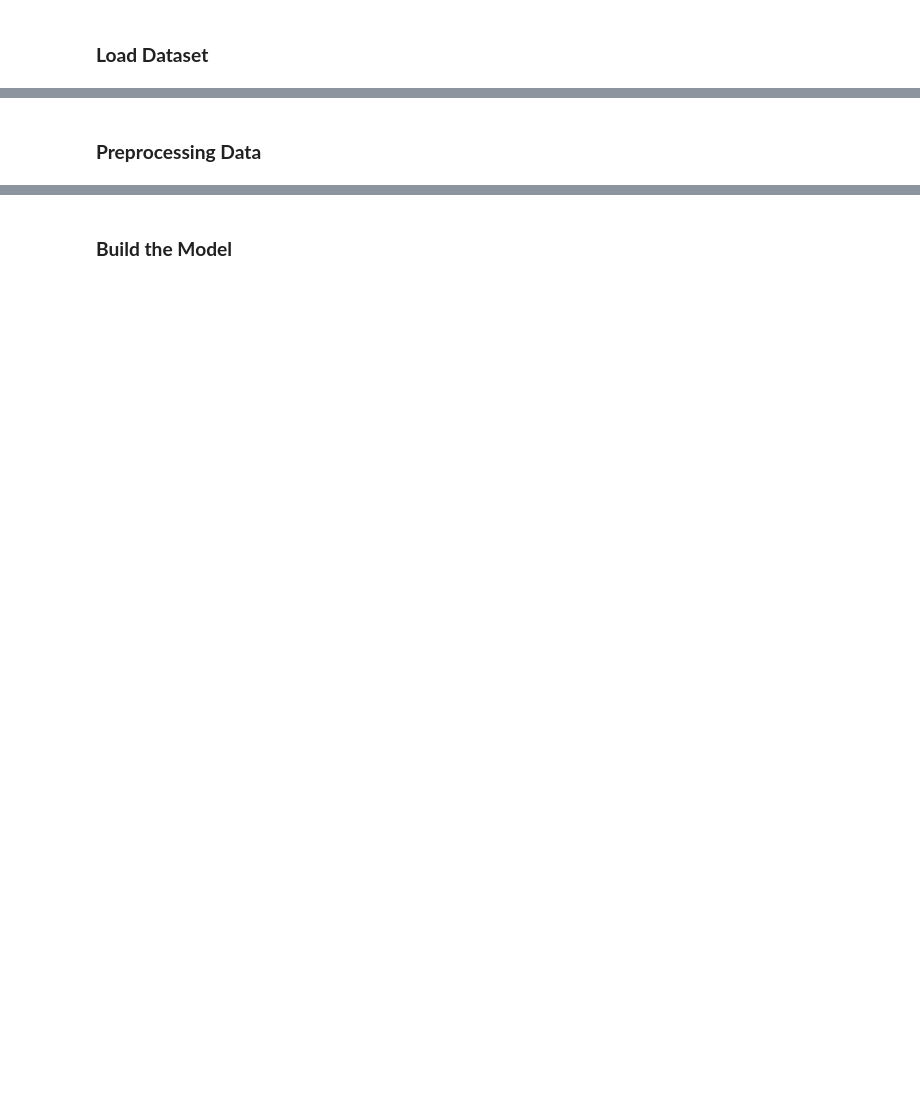
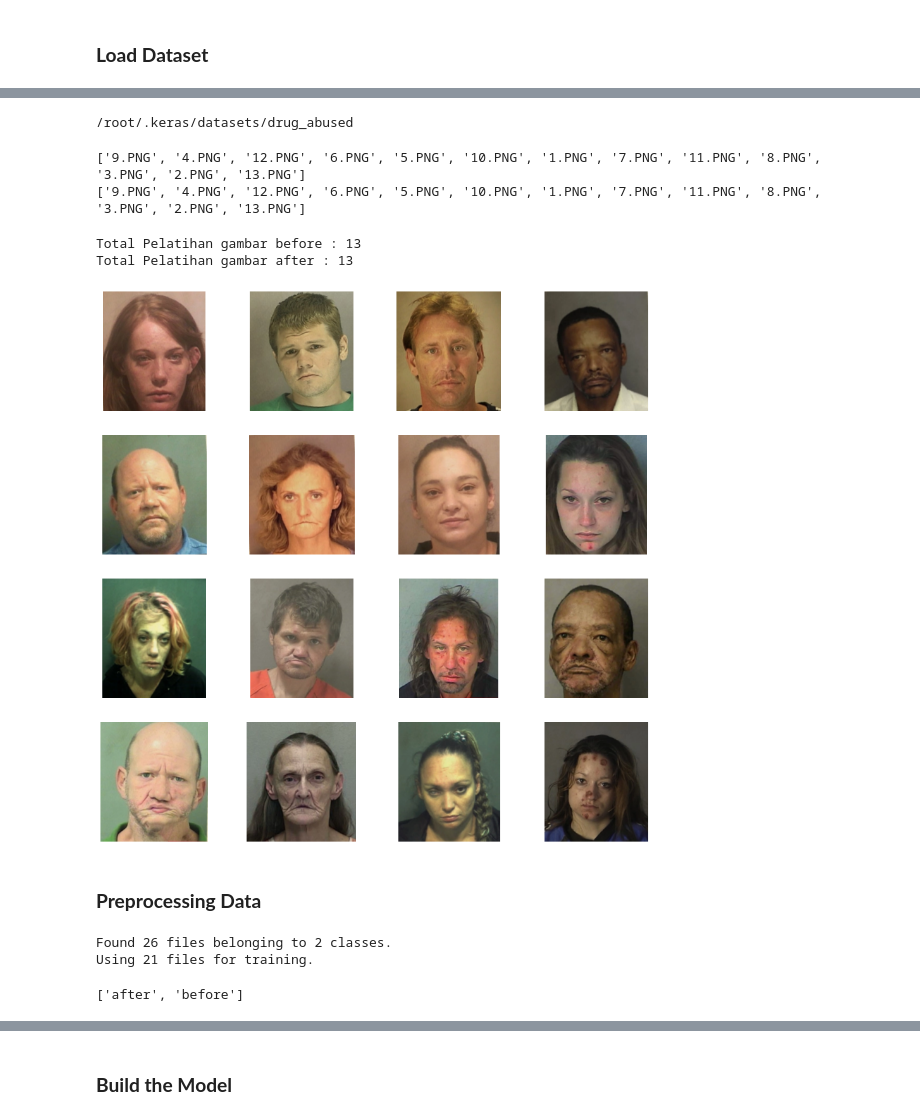
Before and after one commit to nurhabibrs/Capstone-Project-B21-CAP0463, a Jupyter notebook: Anarki.ipynb, the cells around one changed output, grey strips where cells are left out. Drawn from its saved outputs; the diff is of its cells as text; code cells hidden in the pictures; blank space fills up the shorter version.

Commit message:
Menambahkan Preprocessing Data Sementara

```diff
--- a/Anarki.ipynb
+++ b/Anarki.ipynb
@@ -74,0 +19,5 @@ tf.__version__
+# %%
+# Mengambil Dataset
+dataset_url = "https://raw.githubusercontent.com/amaripujo/drug_abused/main/drug_abused.tar.gz"
+data_dir = tf.keras.utils.get_file(origin=dataset_url, fname='drug_abused', untar=True)
+data_dir = pathlib.Path(data_dir)
@@ -75,2 +27,58 @@ tf.__version__
+# %%
+# Mengecek Directori Dataset
+print(data_dir)
+# %% [output]
+/root/.keras/datasets/drug_abused
+# %%
+# Direktori training gambar before dan after
+train_before_dir = os.path.join(data_dir, 'before')
+train_after_dir = os.path.join(data_dir, 'after')
+# %%
+# Menampilkan daftar nama file masing-masing direktori
+before_filenames = os.listdir(train_before_dir)
+after_filenames = os.listdir(train_after_dir)
+
+print(before_filenames[:15])
+print(after_filenames[:15])
+# %% [output]
+['9.PNG', '4.PNG', '12.PNG', '6.PNG', '5.PNG', '10.PNG', '1.PNG', '7.PNG', '11.PNG', '8.PNG', '3.PNG', '2.PNG', '13.PNG']
+['9.PNG', '4.PNG', '12.PNG', '6.PNG', '5.PNG', '10.PNG', '1.PNG', '7.PNG', '11.PNG', '8.PNG', '3.PNG', '2.PNG', '13.PNG']
+# %%
+# Melihat total gambar dalam direktori
+print('Total Pelatihan gambar before :', len(os.listdir(train_before_dir)))
+print('Total Pelatihan gambar after :', len(os.listdir(train_after_dir) ))
+# %% [output]
+Total Pelatihan gambar before : 13
+Total Pelatihan gambar after : 13
+# %%
+%matplotlib inline
+
+# Parameter dalam grafik yang akan menampilkan gambar 4x4
+rows = 4
+cols = 4
+
+# Index untuk pengulangan gambar
+indexes = 0
+# %%
+# Visualisasi gambar sebanyak 4x4, 8 gambar atas untuk before, 8 gambar bawah untuk after
+fig = plt.gcf()
+fig.set_size_inches(cols*4, rows*4)
+
+indexes+=8
+
+before_picture = [os.path.join(train_before_dir, fname) for fname in before_filenames[indexes-8:indexes]]
+
+after_picture = [os.path.join(train_after_dir, fname) for fname in after_filenames[indexes-8:indexes]]
+
+for i, img_path in enumerate(before_picture+after_picture):
+  vis = plt.subplot(rows, cols, i + 1)
+  vis.axis('off')
+
+  img = mpimg.imread(img_path)
+  plt.imshow(img)
+
+plt.show()
+# %% [output]
+[figure, added]
 # %% [markdown]
 ### **Preprocessing Data**
@@ -82,0 +85,17 @@ def load_data() {
+# %%
+# Preprocessing data
+train_data = tf.keras.preprocessing.image_dataset_from_directory(
+  data_dir,
+  validation_split=0.2,
+  subset="training",
+  seed=123,
+  image_size=(150, 150),
+  batch_size=32)
+# %% [output]
+Found 26 files belonging to 2 classes.
+Using 21 files for training.
+# %%
+classes = train_data.class_names
+print(classes)
+# %% [output]
+['after', 'before']
```
Also changed, not shown: parts of 15 cells of this notebook.
